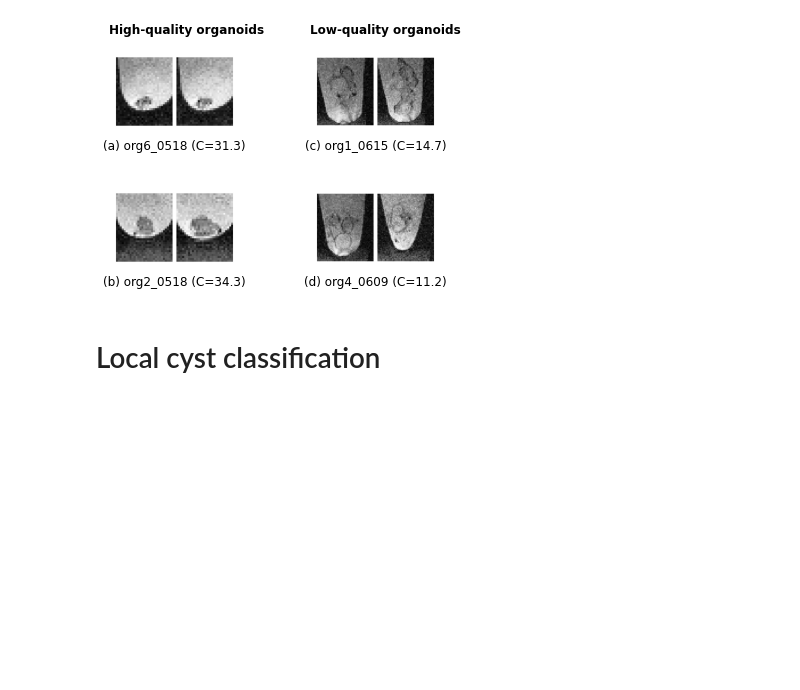
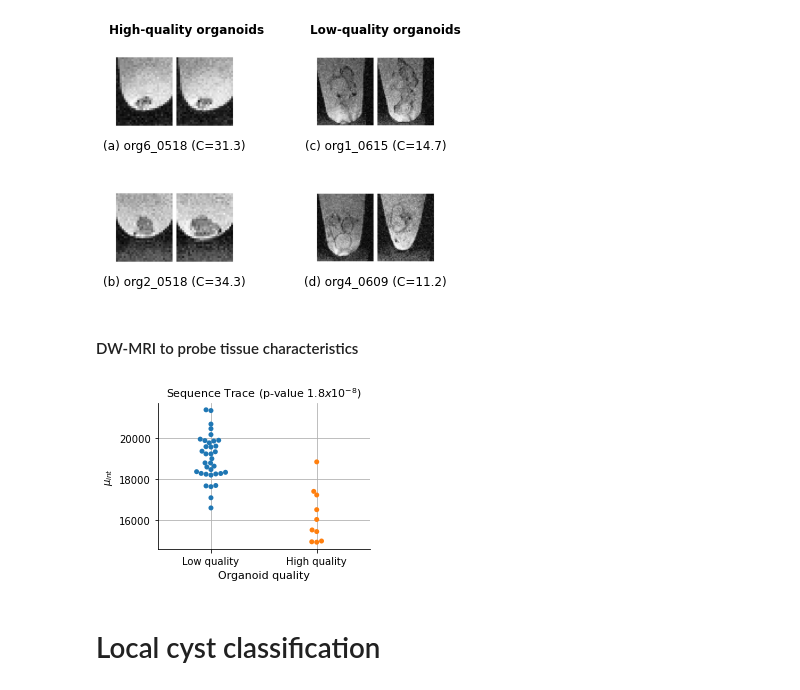
Before and after one commit to deiluca/cerebral_organoid_quant_mri, a Jupyter notebook: scripts/data_analysis.ipynb, the cells around one changed output. Cells and saved outputs as stored; diff of their text form; code cells hidden in the pictures; blank space fills up the shorter version.

Commit message:
results for dw-mri and correlation of compactness with cysticity

```diff
--- a/scripts/data_analysis.ipynb
+++ b/scripts/data_analysis.ipynb
@@ -165,6 +166,12 @@ plot_examples_lq_hq_organoids(org_ids,
                               save_to='results/global_cyst_classification/examples_lq_hq_organoids.png')
 # %% [output]
 [figure]
+# %% [markdown]
+#### DW-MRI to probe tissue characteristics
+# %%
+plot_trace_lq_hq_mean_org_int(save_to='results/global_cyst_classification/trace_mean_org_intensities.png')
+# %% [output]
+[figure, added]
 # %% [markdown]
 # Local cyst classification
 # %% [markdown]
```
Also changed, not shown: parts of 10 cells of this notebook, 7 other files.
